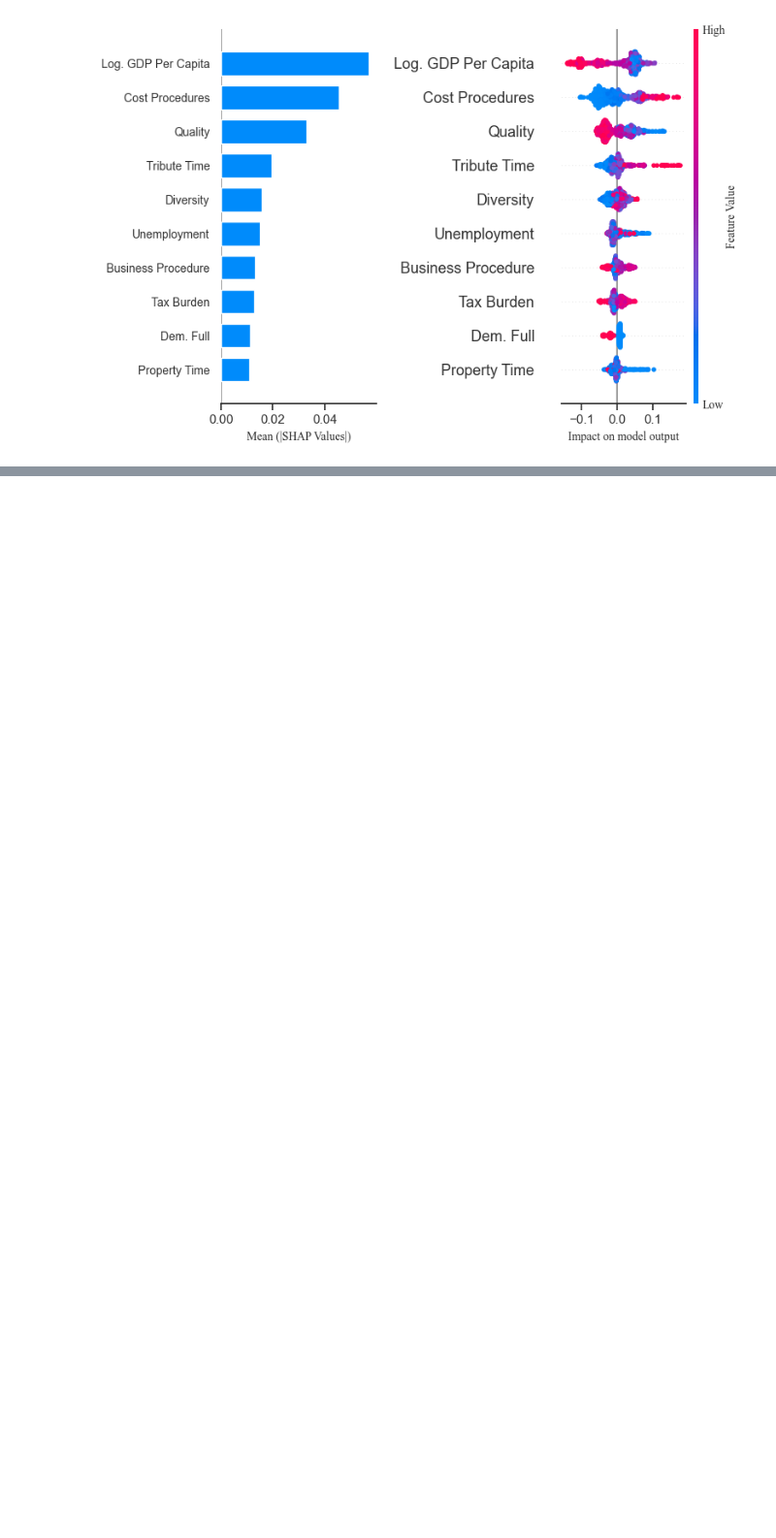
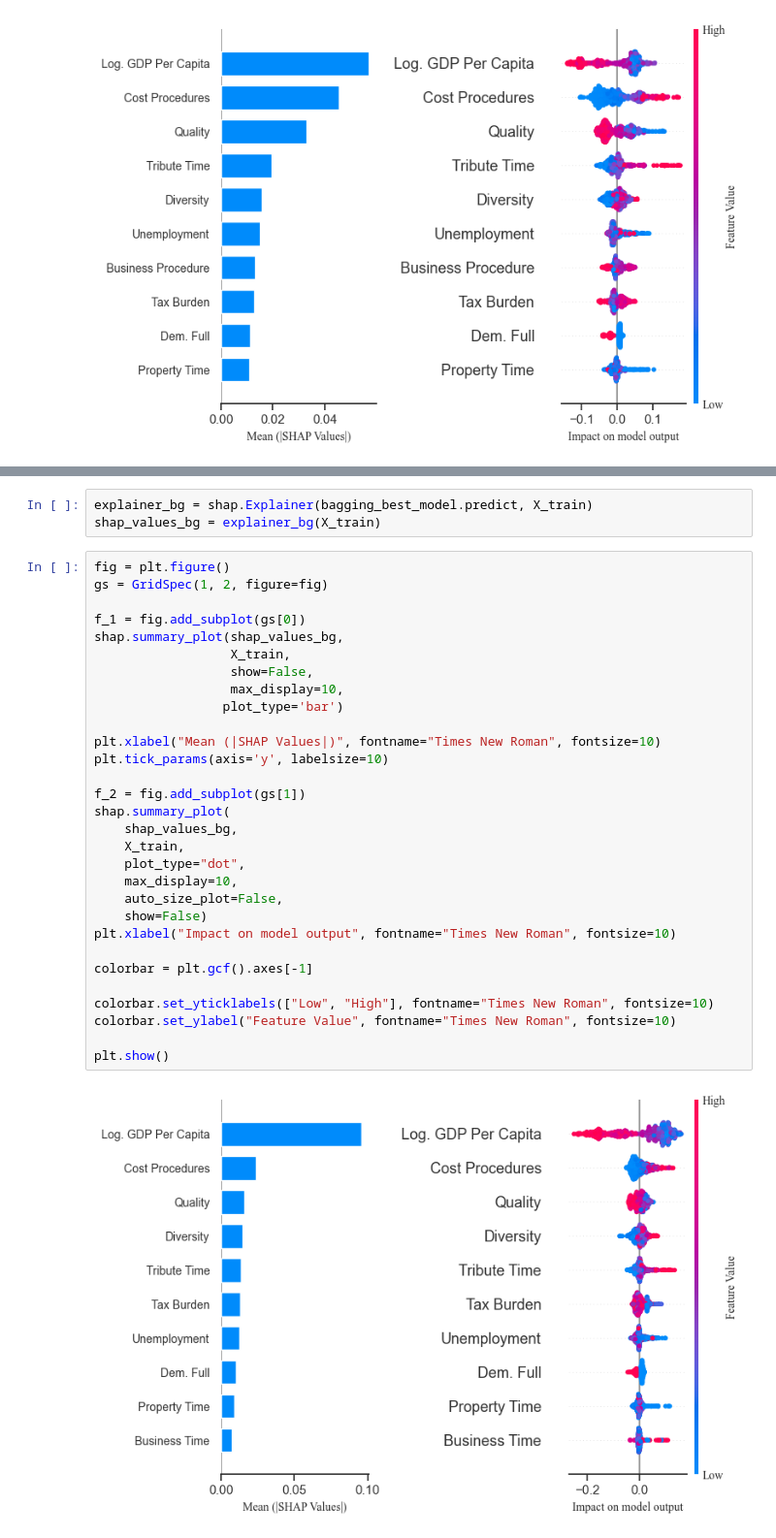
Before and after one commit to joaosilvafelix19/pred_se_ml, a Jupyter notebook: regressions.ipynb, the cells around one changed output, grey strips where cells are left out. Shown at 97% size. Saved outputs shown, nothing was run; the diff lists cells and outputs as text; blank space fills up the shorter version.

```diff
--- a/regressions.ipynb
+++ b/regressions.ipynb
@@ -852,0 +892,35 @@ plt.show()
+# %%
+explainer_bg = shap.Explainer(bagging_best_model.predict, X_train)
+shap_values_bg = explainer_bg(X_train)
+# %%
+fig = plt.figure()
+gs = GridSpec(1, 2, figure=fig)
+
+f_1 = fig.add_subplot(gs[0])
+shap.summary_plot(shap_values_bg,
+                  X_train,
+                  show=False,
+                  max_display=10,
+                 plot_type='bar')
+
+plt.xlabel("Mean (|SHAP Values|)", fontname="Times New Roman", fontsize=10)
+plt.tick_params(axis='y', labelsize=10)
+
+f_2 = fig.add_subplot(gs[1])
+shap.summary_plot(
+    shap_values_bg,
+    X_train,
+    plot_type="dot",
+    max_display=10,
+    auto_size_plot=False,
+    show=False)
+plt.xlabel("Impact on model output", fontname="Times New Roman", fontsize=10)
+
+colorbar = plt.gcf().axes[-1]
+
+colorbar.set_yticklabels(["Low", "High"], fontname="Times New Roman", fontsize=10)
+colorbar.set_ylabel("Feature Value", fontname="Times New Roman", fontsize=10)
+
+plt.show()
+# %% [output]
+[figure, added]
```
Also changed, not shown: parts of 2 cells of this notebook.
